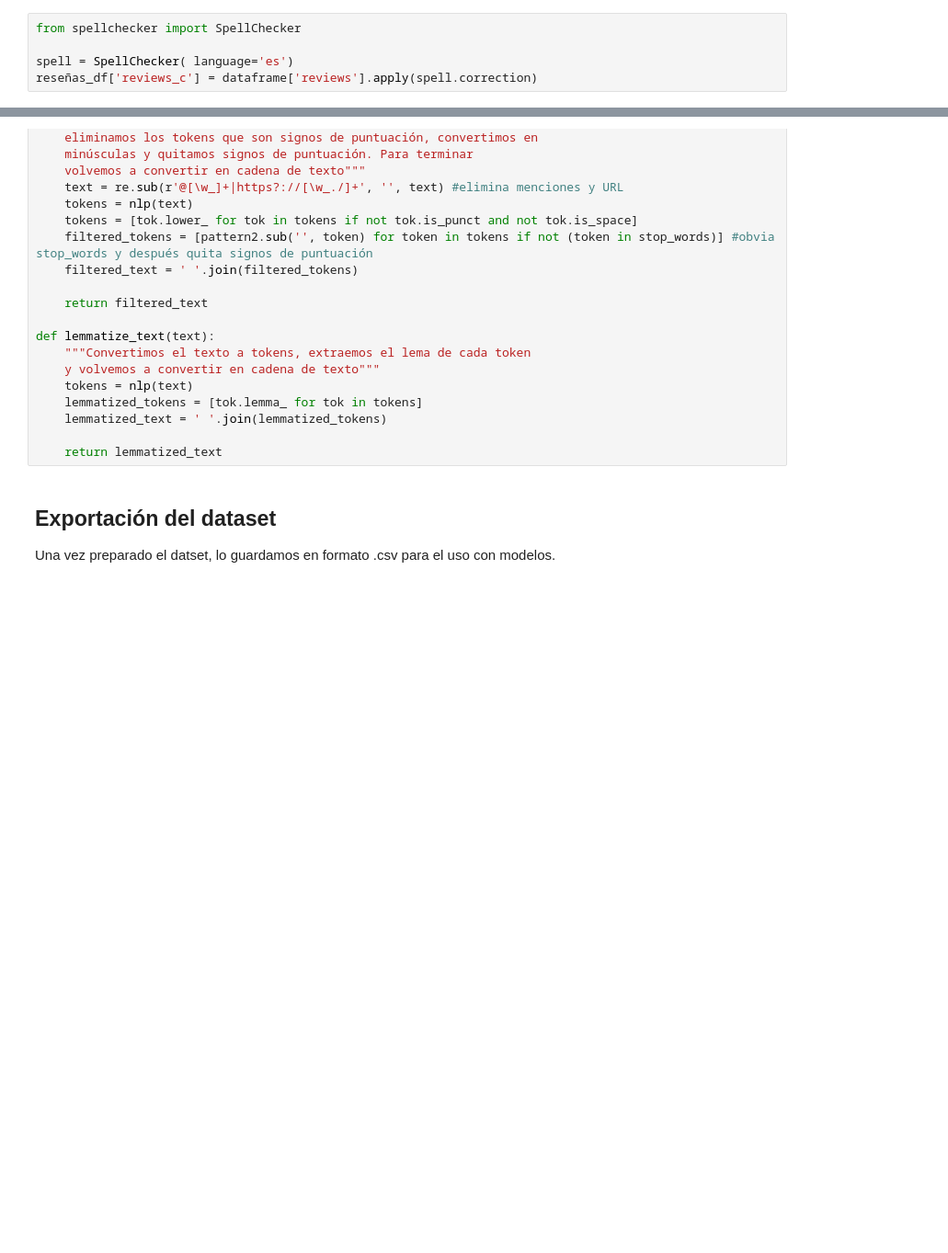
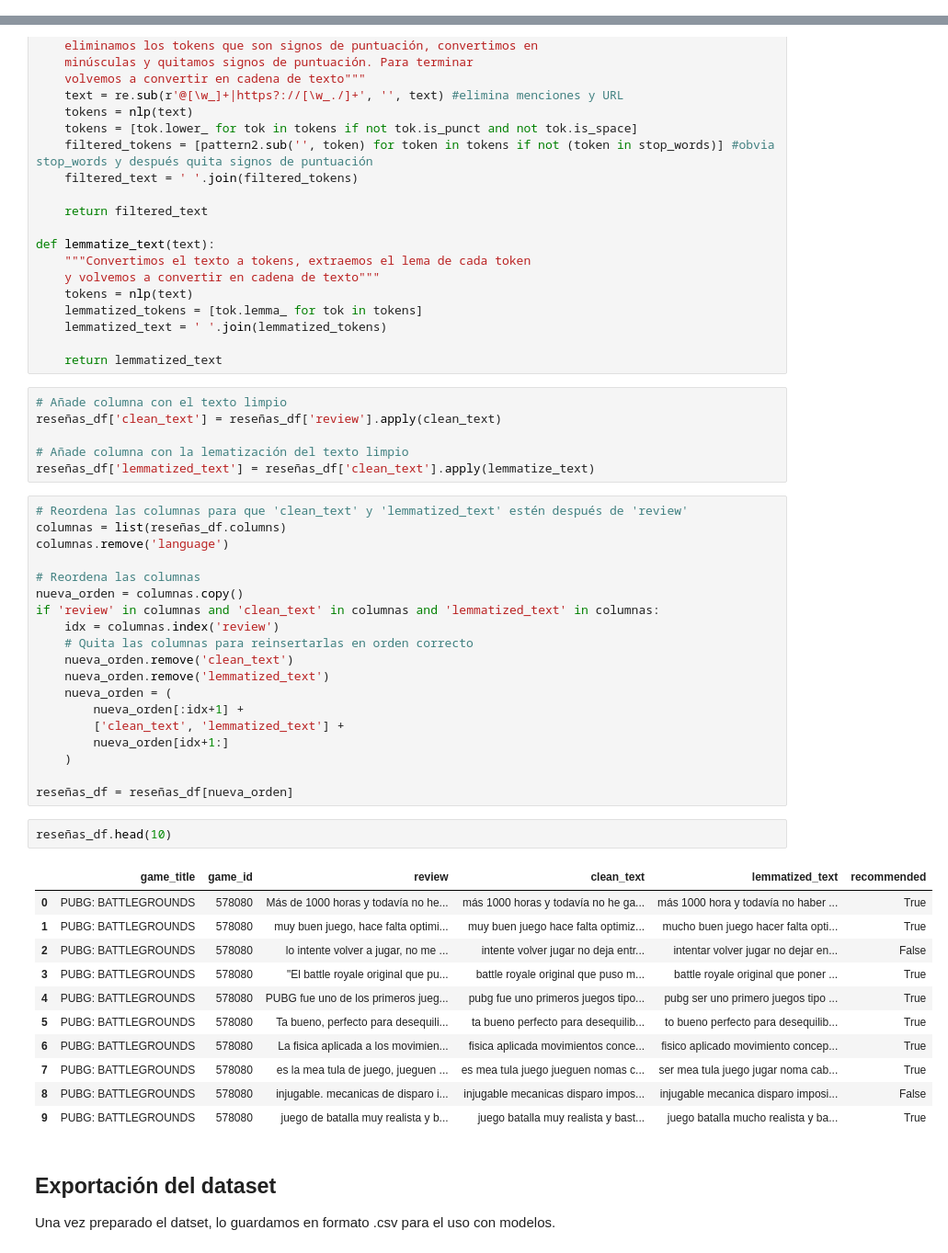
Before and after one commit to Mr-ion77/steam-reviewing, a Jupyter notebook: steam_reviews.ipynb, the cells around one changed output, grey strips where cells are left out. Shown at 92% size. Saved outputs shown, nothing was run; the diff lists cells and outputs as text; blank space fills up the shorter version.

```diff
--- a/steam_reviews.ipynb
+++ b/steam_reviews.ipynb
@@ -318,11 +318,6 @@ reseñas_df.head(10)
 ## Limpieza y normalización del texto
 # %% [markdown]
 El siguiente paso, muy necesario en nuestro contexto, es la corrección ortográfica: las reseñas de Steam muchas veces contienen _slangs_, insultos y un tono informal, lo cual dificulta cualquier tipo de clasificación. En este caso, haremos uso de la librería **spellchecker**:
-# %%
-from spellchecker import SpellChecker
-
-spell = SpellChecker( language='es')
-reseñas_df['reviews_c'] = dataframe['reviews'].apply(spell.correction)
 # %%
 import re, string
 
@@ -353,6 +348,45 @@ def lemmatize_text(text):
     lemmatized_text = ' '.join(lemmatized_tokens)
 
     return lemmatized_text
+# %%
+# Añade columna con el texto limpio
+reseñas_df['clean_text'] = reseñas_df['review'].apply(clean_text)
+
+# Añade columna con la lematización del texto limpio
+reseñas_df['lemmatized_text'] = reseñas_df['clean_text'].apply(lemmatize_text)
+# %%
+# Reordena las columnas para que 'clean_text' y 'lemmatized_text' estén después de 'review'
+columnas = list(reseñas_df.columns)
+columnas.remove('language')
+
+# Reordena las columnas
+nueva_orden = columnas.copy()
+if 'review' in columnas and 'clean_text' in columnas and 'lemmatized_text' in columnas:
+    idx = columnas.index('review')
+    # Quita las columnas para reinsertarlas en orden correcto
+    nueva_orden.remove('clean_text')
+    nueva_orden.remove('lemmatized_text')
+    nueva_orden = (
+        nueva_orden[:idx+1] +
+        ['clean_text', 'lemmatized_text'] +
+        nueva_orden[idx+1:]
+    )
+
+reseñas_df = reseñas_df[nueva_orden]
+# %%
+reseñas_df.head(10)
+# %% [output]
+|  | game_title | game_id | review | clean_text | lemmatized_text | recommended |
+| 0 | PUBG: BATTLEGROUNDS | 578080 | Más de 1000 horas y todavía no he... | más 1000 horas y todavía no he ga... | más 1000 hora y todavía no haber ... | True |
+| 1 | PUBG: BATTLEGROUNDS | 578080 | muy buen juego, hace falta optimi... | muy buen juego hace falta optimiz... | mucho buen juego hacer falta opti... | True |
+| 2 | PUBG: BATTLEGROUNDS | 578080 | lo intente volver a jugar, no me ... | intente volver jugar no deja entr... | intentar volver jugar no dejar en... | False |
+| 3 | PUBG: BATTLEGROUNDS | 578080 | "El battle royale original que pu... | battle royale original que puso m... | battle royale original que poner ... | True |
+| 4 | PUBG: BATTLEGROUNDS | 578080 | PUBG fue uno de los primeros jueg... | pubg fue uno primeros juegos tipo... | pubg ser uno primero juegos tipo ... | True |
+| 5 | PUBG: BATTLEGROUNDS | 578080 | Ta bueno, perfecto para desequili... | ta bueno perfecto para desequilib... | to bueno perfecto para desequilib... | True |
+| 6 | PUBG: BATTLEGROUNDS | 578080 | La fisica aplicada a los movimien... | fisica aplicada movimientos conce... | fisico aplicado movimiento concep... | True |
+| 7 | PUBG: BATTLEGROUNDS | 578080 | es la mea tula de juego, jueguen ... | es mea tula juego jueguen nomas c... | ser mea tula juego jugar noma cab... | True |
+| 8 | PUBG: BATTLEGROUNDS | 578080 | injugable. mecanicas de disparo i... | injugable mecanicas disparo impos... | injugable mecanica disparo imposi... | False |
+| 9 | PUBG: BATTLEGROUNDS | 578080 | juego de batalla muy realista y b... | juego batalla muy realista y bast... | juego batalla mucho realista y ba... | True |
 # %% [markdown]
 ## Exportación del dataset
 
```
Also changed, not shown: parts of 6 cells of this notebook, 1 other file.
